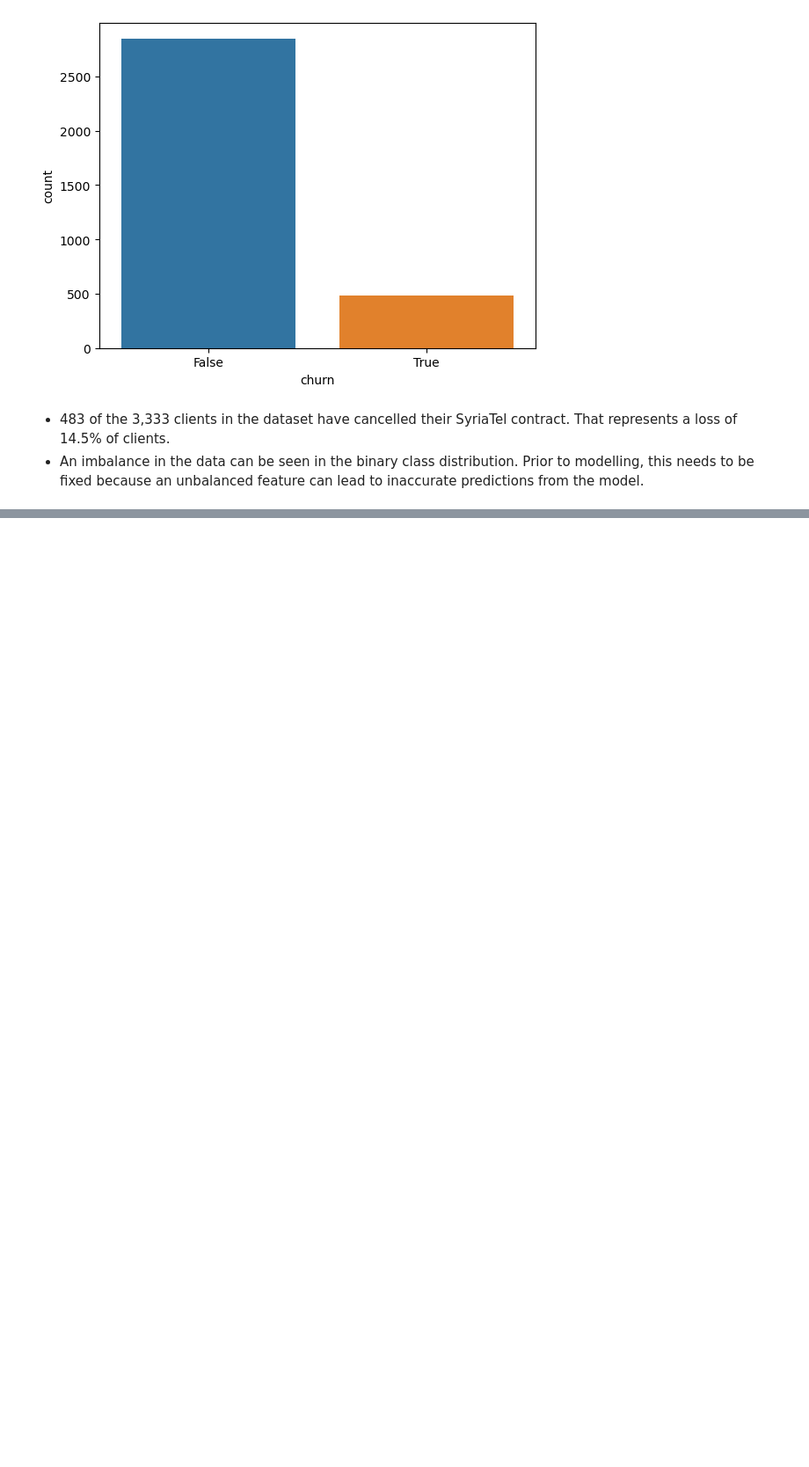
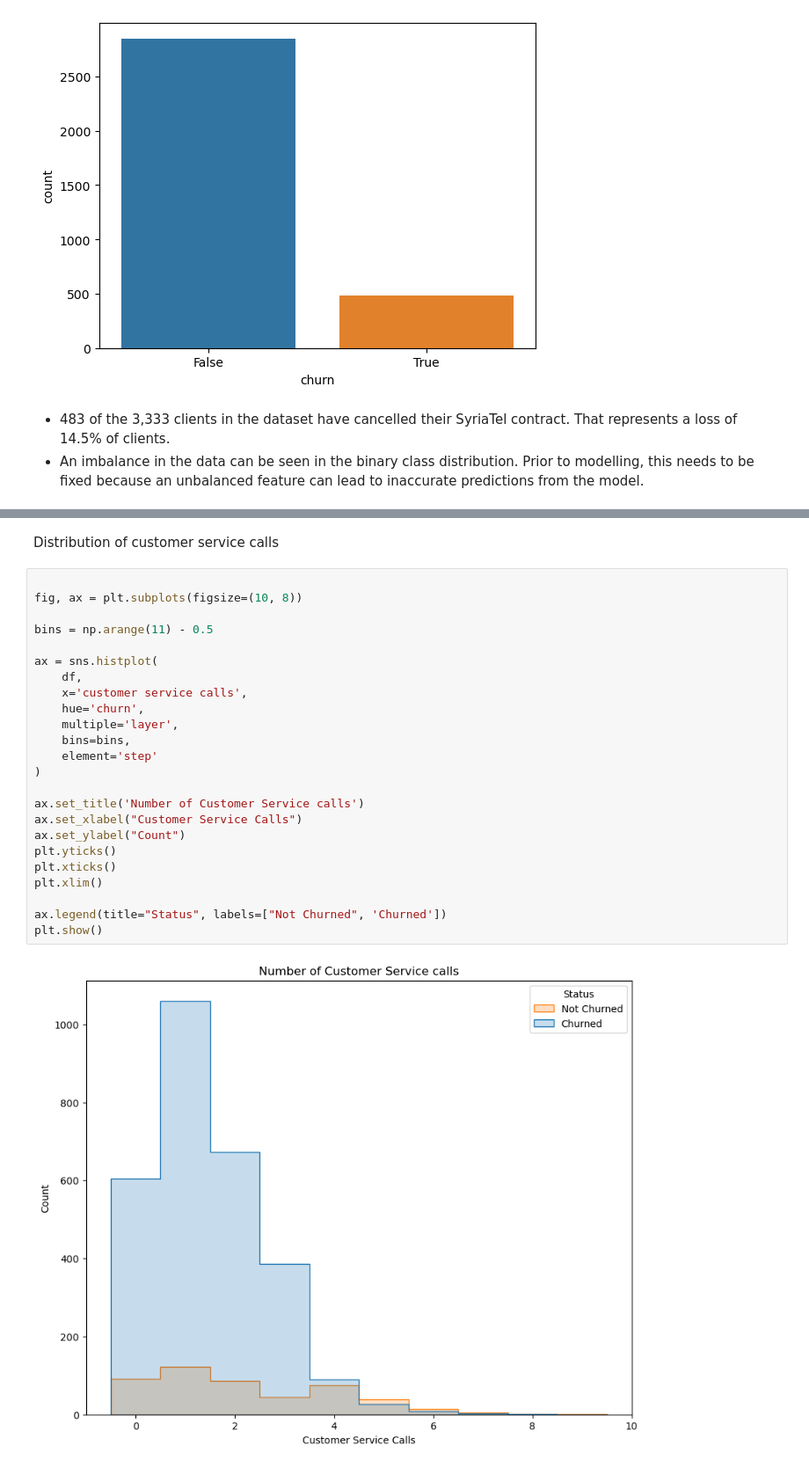
Before and after one commit to guddacandy/PHASE-3-PROJECT, a Jupyter notebook: index.ipynb, the cells around one changed output, grey strips where cells are left out. Shown: that part at 88% size. Drawn from its saved outputs; the diff is of its cells as text; blank space fills up the shorter version.

```diff
--- a/index.ipynb
+++ b/index.ipynb
@@ -170,0 +211,28 @@ Name: churn, dtype: int64
+# %% [markdown]
+Distribution of customer service calls
+# %%
+
+fig, ax = plt.subplots(figsize=(10, 8))
+
+bins = np.arange(11) - 0.5
+
+ax = sns.histplot(
+    df,
+    x='customer service calls',
+    hue='churn',
+    multiple='layer',
+    bins=bins,
+    element='step'
+)
+
+ax.set_title('Number of Customer Service calls')
+ax.set_xlabel("Customer Service Calls")
+ax.set_ylabel("Count")
+plt.yticks()
+plt.xticks()
+plt.xlim()
+
+ax.legend(title="Status", labels=["Not Churned", 'Churned'])
+plt.show()
+# %% [output]
+[figure, added]
```
Also changed, not shown: parts of 67 cells of this notebook.
